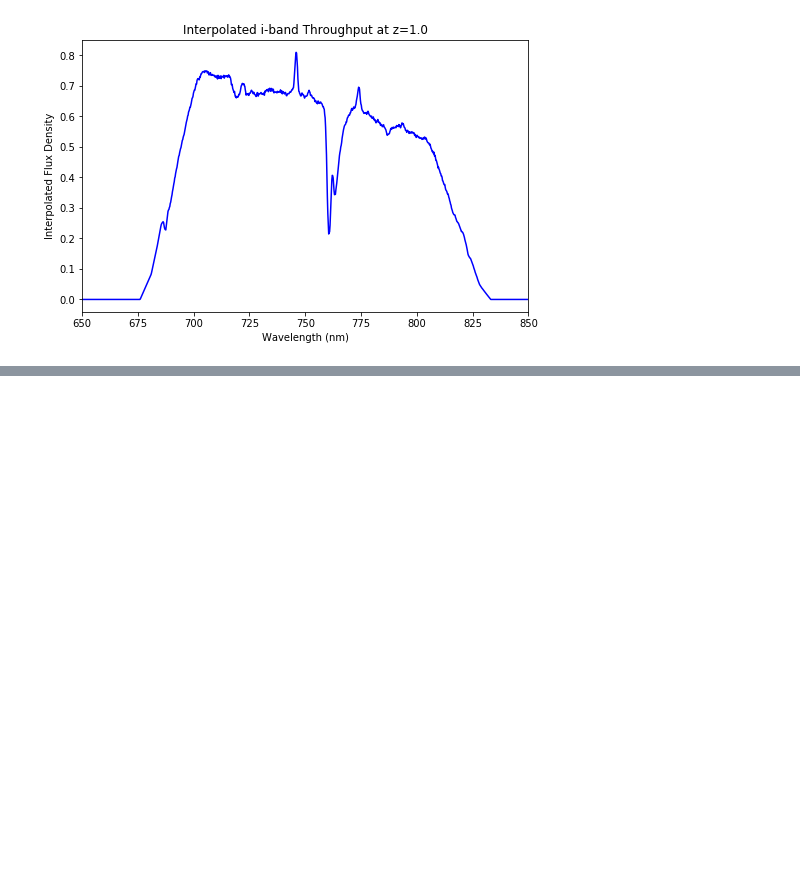
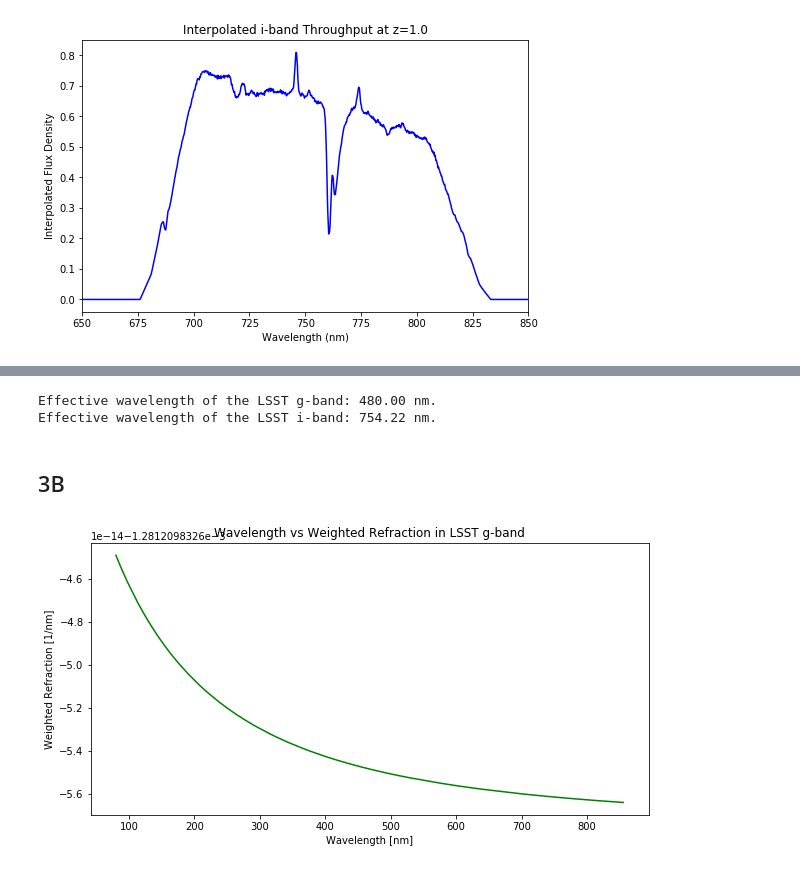
Before and after one commit to jbc1216/ASTR499, a Jupyter notebook: Winter Quarter Assignment 1.ipynb, the cells around one changed output, grey strips where cells are left out. Saved outputs shown, nothing was run; the diff lists cells and outputs as text; code cells hidden in the pictures; blank space fills up the shorter version.

```diff
--- a/Winter Quarter Assignment 1.ipynb
+++ b/Winter Quarter Assignment 1.ipynb
@@ -100,7 +100,7 @@ iWavelength = np.array(iband['Wavelength'][0:7755]) * u.nm
 iThroughput = np.array(iband['Throughput'][0:7755])
 # %%
 # defining input zenith angle, wavelength range to work in
-wavelengths = np.linspace(300, 1000, 100) * u.nm
+wavelengths = np.linspace(300, 1000, 7755) * u.nm
 Zin = 30 * u.deg
 
 # checking refraction calculations
@@ -265,0 +361,22 @@ plt.show()
+# %%
+# Calculate effective wavelength for each band using throughputs as weighted average
+
+gWeighted = np.average(gWavelength[0:7755], weights = gThroughput[0:7755])
+print("Effective wavelength of the LSST g-band: {:.2f}.".format(gWeighted))
+
+iWeighted = np.average(iWavelength[0:7755], weights = iThroughput[0:7755])
+print("Effective wavelength of the LSST i-band: {:.2f}.".format(iWeighted))
+# %% [output]
+Effective wavelength of the LSST g-band: 480.00 nm.
+Effective wavelength of the LSST i-band: 754.22 nm.
+# %% [markdown]
+## 3B
+# %%
+fig, ax = plt.subplots(1,1, figsize=(10, 5))
+ax.plot(Wavelength, R/gWeighted, label='g-band', color='g')
+ax.set_title('Wavelength vs Weighted Refraction in LSST g-band')
+ax.set_xlabel('Wavelength [nm]')
+ax.set_ylabel('Weighted Refraction [1/nm]')
+plt.show()
+# %% [output]
+[figure, added]
```
Also changed, not shown: parts of 9 cells of this notebook.
